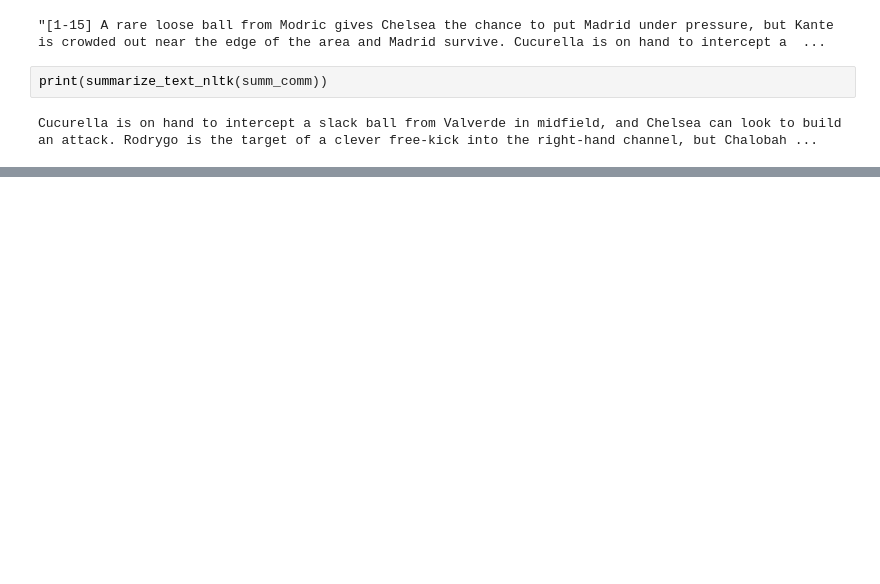
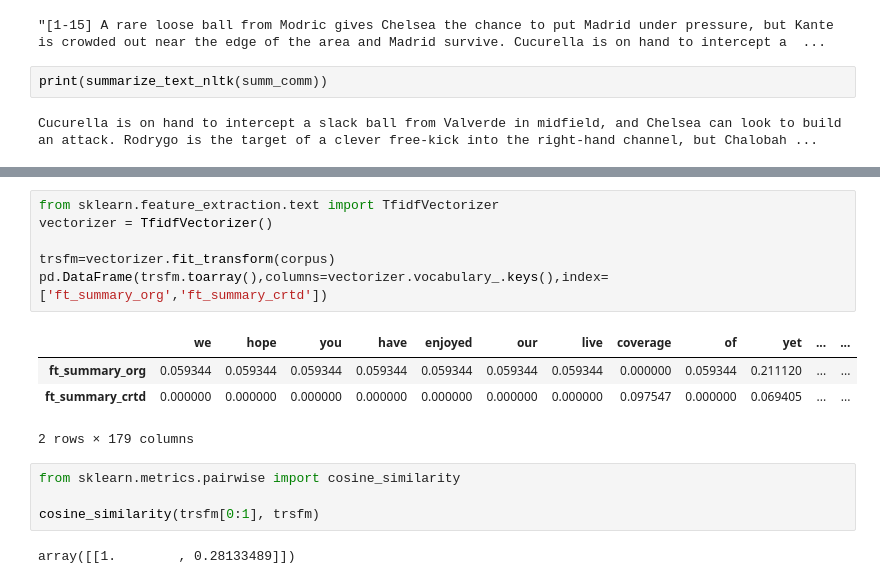
Before and after one commit to avisionary/commentary_analysis, a Jupyter notebook: code/utils/summary_rs.ipynb, the cells around one changed output, grey strips where cells are left out. Cells and saved outputs as stored; diff of their text form; blank space fills up the shorter version.

```diff
--- a/code/utils/summary_rs.ipynb
+++ b/code/utils/summary_rs.ipynb
@@ -307,0 +390,17 @@ Cucurella is on hand to intercept a slack ball from Valverde in midfield, and Ch
+# %%
+from sklearn.feature_extraction.text import TfidfVectorizer
+vectorizer = TfidfVectorizer()
+
+trsfm=vectorizer.fit_transform(corpus)
+pd.DataFrame(trsfm.toarray(),columns=vectorizer.vocabulary_.keys(),index=['ft_summary_org','ft_summary_crtd'])
+# %% [output]
+|  | we | hope | you | have | enjoyed | our | live | coverage | of | yet | ... | ... |
+| ft_summary_org | 0.059344 | 0.059344 | 0.059344 | 0.059344 | 0.059344 | 0.059344 | 0.059344 | 0.000000 | 0.059344 | 0.211120 | ... | ... |
+| ft_summary_crtd | 0.000000 | 0.000000 | 0.000000 | 0.000000 | 0.000000 | 0.000000 | 0.000000 | 0.097547 | 0.000000 | 0.069405 | ... | ... |
+2 rows × 179 columns
+# %%
+from sklearn.metrics.pairwise import cosine_similarity
+
+cosine_similarity(trsfm[0:1], trsfm)
+# %% [output]
+array([[1.        , 0.28133489]])
```
Also changed, not shown: parts of 17 cells of this notebook.
